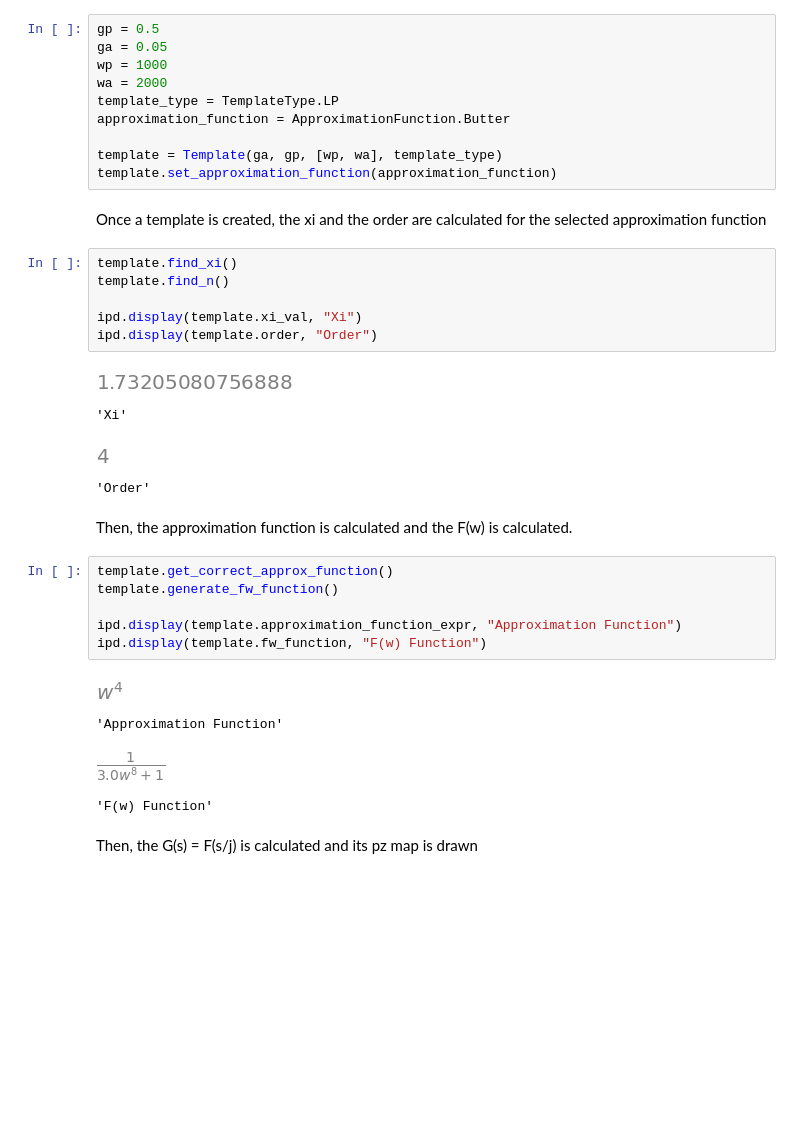
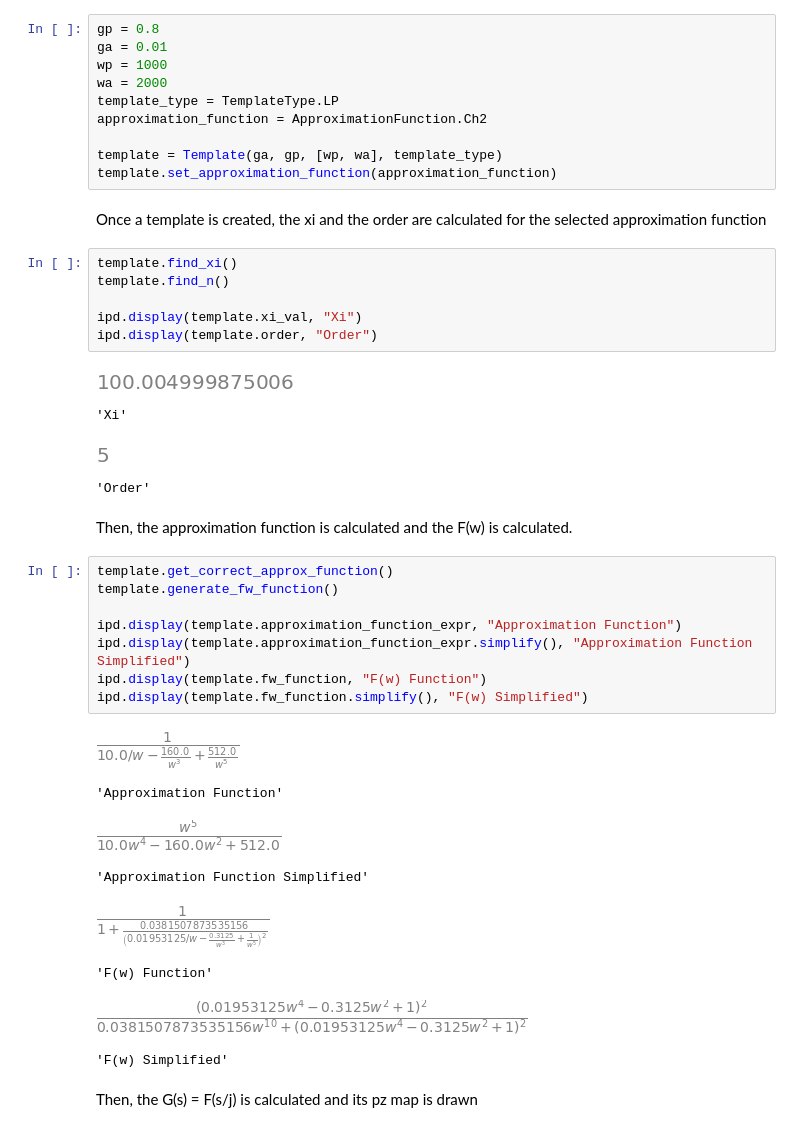
Before and after one commit to Torino1564/Filter-Wizard, a Jupyter notebook: Run.ipynb, the cells around one changed output. Drawn from its saved outputs; the diff is of its cells as text; blank space fills up the shorter version.

```diff
--- a/Run.ipynb
+++ b/Run.ipynb
@@ -4,12 +4,12 @@ import utils as utl
 # %% [markdown]
 Define template parameters
 # %%
-gp = 0.5
-ga = 0.05
+gp = 0.8
+ga = 0.01
 wp = 1000
 wa = 2000
 template_type = TemplateType.LP
-approximation_function = ApproximationFunction.Butter
+approximation_function = ApproximationFunction.Ch2
 
 template = Template(ga, gp, [wp, wa], template_type)
 template.set_approximation_function(approximation_function)
@@ -22,23 +22,29 @@ template.find_n()
 ipd.display(template.xi_val, "Xi")
 ipd.display(template.order, "Order")
 # %% [output]
-[figure, old version]
+[figure, new version]
 'Xi'
-[figure, old version]
+[figure, new version]
 'Order'
 # %% [markdown]
 Then, the approximation function is calculated and the F(w) is calculated.
 # %%
 template.get_correct_approx_function()
 template.generate_fw_function()
 
 ipd.display(template.approximation_function_expr, "Approximation Function")
+ipd.display(template.approximation_function_expr.simplify(), "Approximation Function Simplified")
 ipd.display(template.fw_function, "F(w) Function")
+ipd.display(template.fw_function.simplify(), "F(w) Simplified")
 # %% [output]
-[figure, old version]
+[figure, new version]
 'Approximation Function'
-[figure, old version]
+[figure, new version]
-'F(w) Function'
+'Approximation Function Simplified'
+[figure, added]
+'F(w) Function'
+[figure, added]
+'F(w) Simplified'
 # %% [markdown]
 Then, the G(s) = F(s/j) is calculated and its pz map is drawn
 # %%
```
Also changed, not shown: parts of 3 cells of this notebook, 5 other files.
